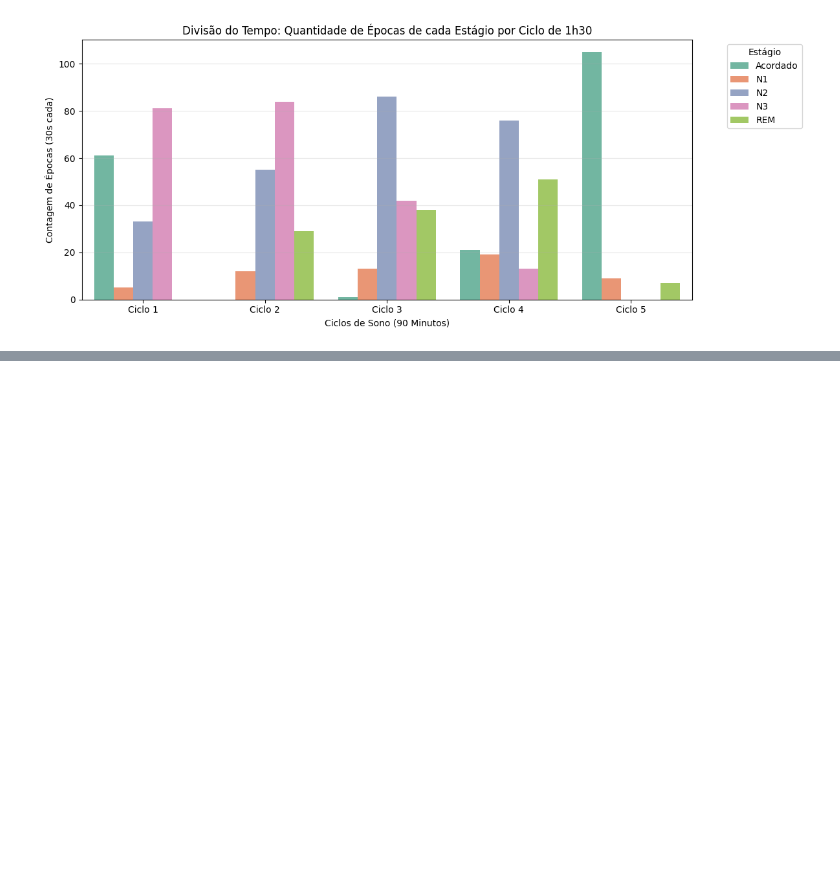
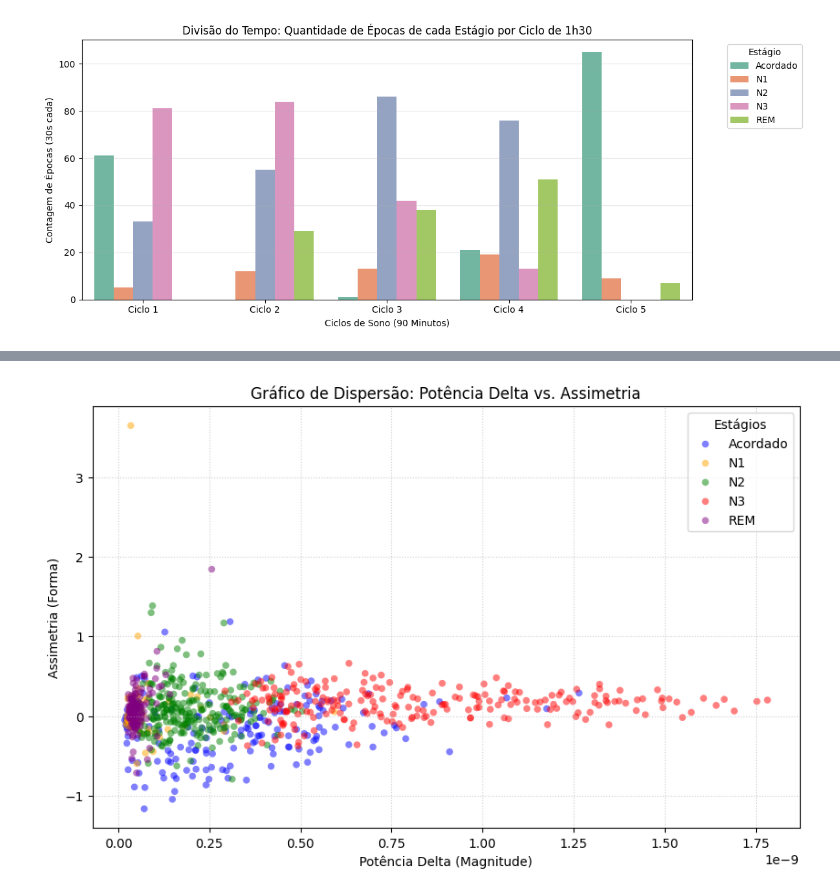
Before and after one commit to gabrielbtt/analise-estados-sono-eeg, a Jupyter notebook: notebooks/T1_Analise_EEG_Sono.ipynb, the cells around one changed output, grey strips where cells are left out. Cells and saved outputs as stored; diff of their text form; code cells hidden in the pictures; blank space fills up the shorter version.

```diff
--- a/notebooks/T1_Analise_EEG_Sono.ipynb
+++ b/notebooks/T1_Analise_EEG_Sono.ipynb
@@ -993,0 +1003,37 @@ plt.show()
+# %%
+# Definir as cores para cada estágio
+cores_estagios = {
+    'Acordado': 'blue',
+    'N1': 'orange',
+    'N2': 'green',
+    'N3': 'red',
+    'REM': 'purple'
+}
+
+plt.figure(figsize=(10, 6))
+
+# 2. Plotar cada estágio separadamente para criar a legenda automática
+for estagio, cor in cores_estagios.items():
+    # Filtra o dataframe para o estágio atual
+    dados_estagio = df[df['estagio'] == estagio]
+
+    plt.scatter(
+        dados_estagio['potencia_delta'],
+        dados_estagio['assimetria'],
+        label=estagio,
+        color=cor,
+        alpha=0.5,     # Transparência para ver sobreposição
+        edgecolors='none',
+        s=30           # Tamanho dos pontos
+    )
+
+# 3. Formatação do gráfico
+plt.title('Gráfico de Dispersão: Potência Delta vs. Assimetria')
+plt.xlabel('Potência Delta (Magnitude)')
+plt.ylabel('Assimetria (Forma)')
+plt.grid(True, linestyle=':', alpha=0.6)
+plt.legend(title='Estágios')
+
+plt.show()
+# %% [output]
+[figure, added]
```
Also changed, not shown: parts of 5 cells of this notebook.
